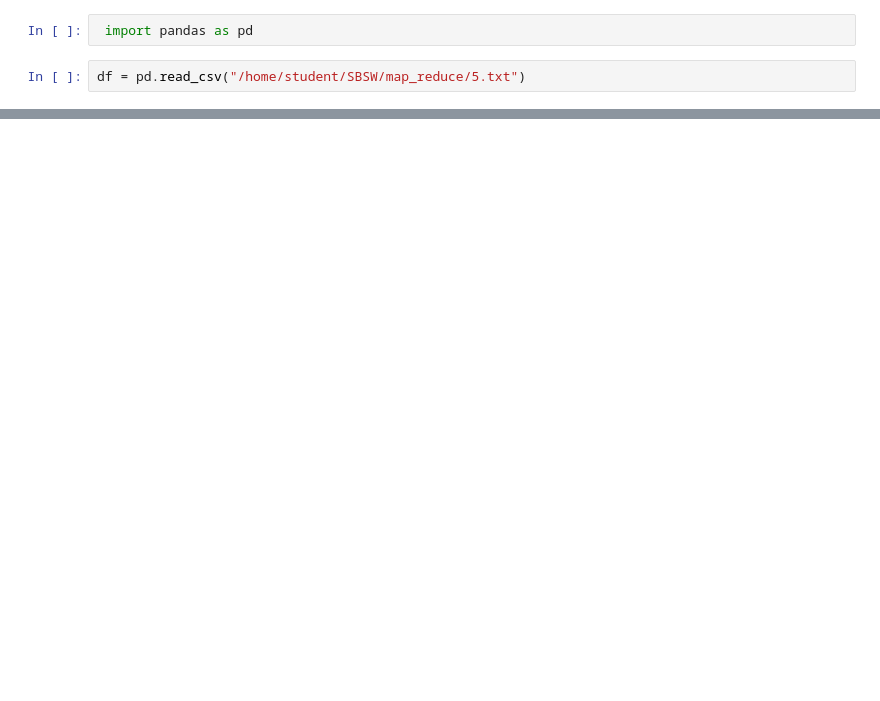
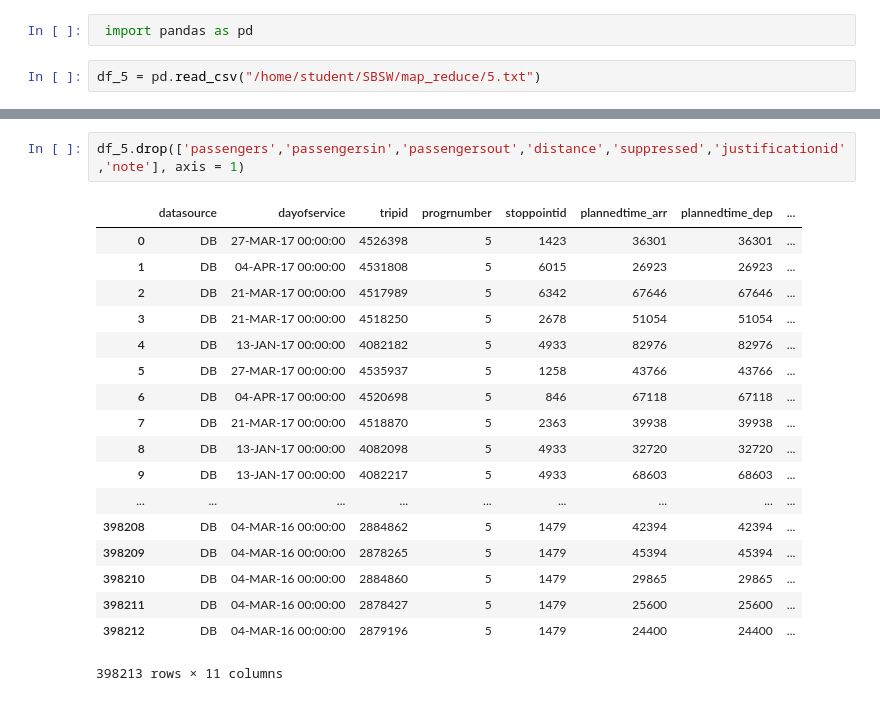
Before and after one commit to awardnopoints/SBSW, a Jupyter notebook: analytics/Untitled.ipynb, the cells around one changed output, grey strips where cells are left out. Cells and saved outputs as stored; diff of their text form; blank space fills up the shorter version.

```diff
--- a/analytics/Untitled.ipynb
+++ b/analytics/Untitled.ipynb
@@ -1,4 +1,4 @@
 # %%
  import pandas as pd
 # %%
-df = pd.read_csv("/home/student/SBSW/map_reduce/5.txt")
+df_5 = pd.read_csv("/home/student/SBSW/map_reduce/5.txt")
@@ -18,0 +56,21 @@ df.head(10)
+# %%
+df_5.drop(['passengers','passengersin','passengersout','distance','suppressed','justificationid','note'], axis = 1)
+# %% [output]
+|  | datasource | dayofservice | tripid | progrnumber | stoppointid | plannedtime_arr | plannedtime_dep | ... |
+| 0 | DB | 27-MAR-17 00:00:00 | 4526398 | 5 | 1423 | 36301 | 36301 | ... |
+| 1 | DB | 04-APR-17 00:00:00 | 4531808 | 5 | 6015 | 26923 | 26923 | ... |
+| 2 | DB | 21-MAR-17 00:00:00 | 4517989 | 5 | 6342 | 67646 | 67646 | ... |
+| 3 | DB | 21-MAR-17 00:00:00 | 4518250 | 5 | 2678 | 51054 | 51054 | ... |
+| 4 | DB | 13-JAN-17 00:00:00 | 4082182 | 5 | 4933 | 82976 | 82976 | ... |
+| 5 | DB | 27-MAR-17 00:00:00 | 4535937 | 5 | 1258 | 43766 | 43766 | ... |
+| 6 | DB | 04-APR-17 00:00:00 | 4520698 | 5 | 846 | 67118 | 67118 | ... |
+| 7 | DB | 21-MAR-17 00:00:00 | 4518870 | 5 | 2363 | 39938 | 39938 | ... |
+| 8 | DB | 13-JAN-17 00:00:00 | 4082098 | 5 | 4933 | 32720 | 32720 | ... |
+| 9 | DB | 13-JAN-17 00:00:00 | 4082217 | 5 | 4933 | 68603 | 68603 | ... |
+| ... | ... | ... | ... | ... | ... | ... | ... | ... |
+| 398208 | DB | 04-MAR-16 00:00:00 | 2884862 | 5 | 1479 | 42394 | 42394 | ... |
+| 398209 | DB | 04-MAR-16 00:00:00 | 2878265 | 5 | 1479 | 45394 | 45394 | ... |
+| 398210 | DB | 04-MAR-16 00:00:00 | 2884860 | 5 | 1479 | 29865 | 29865 | ... |
+| 398211 | DB | 04-MAR-16 00:00:00 | 2878427 | 5 | 1479 | 25600 | 25600 | ... |
+| 398212 | DB | 04-MAR-16 00:00:00 | 2879196 | 5 | 1479 | 24400 | 24400 | ... |
+398213 rows × 11 columns
```
Also changed, not shown: parts of 4 cells of this notebook, 2 other files.
